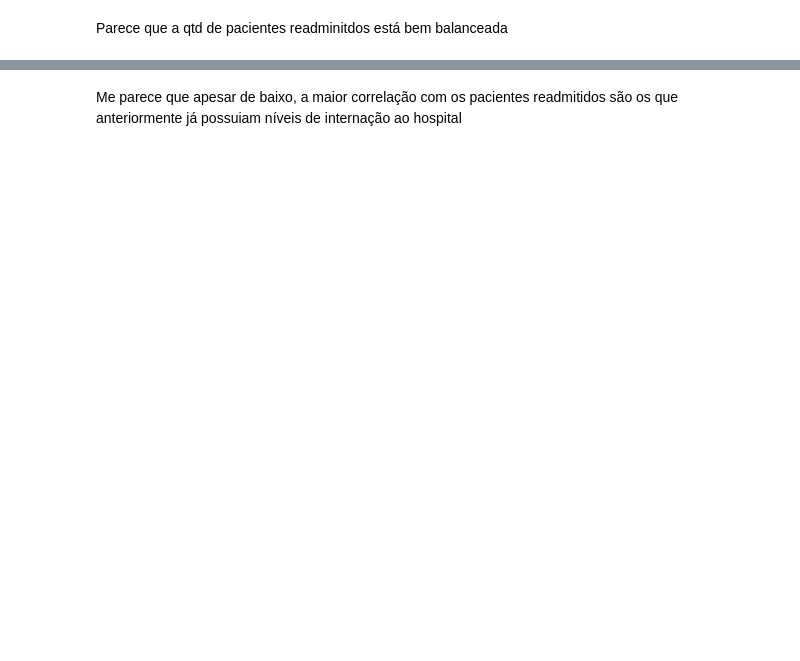
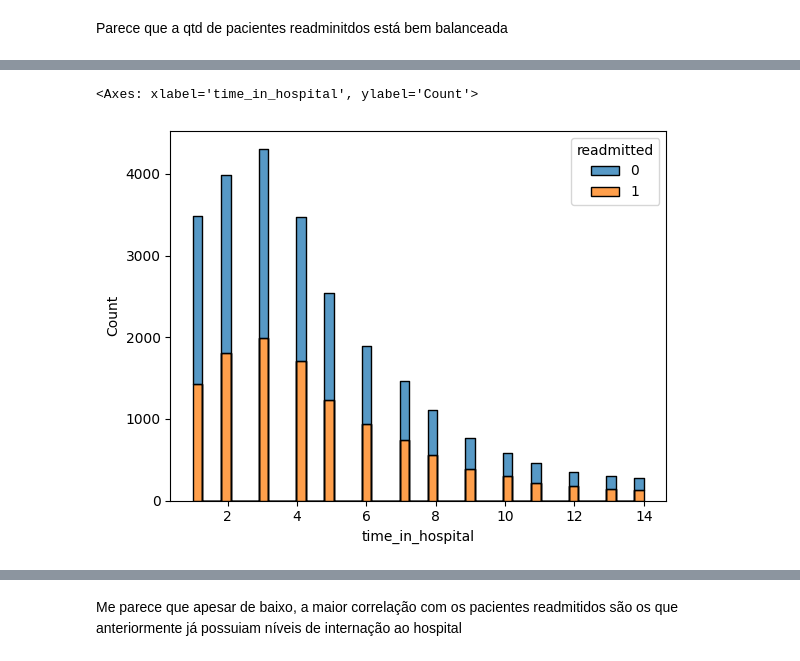
Before and after one commit to andreggalvao/hospitals_readmissions, a Jupyter notebook: hosp_readmissions.ipynb, the cells around one changed output, grey strips where cells are left out. Saved outputs shown, nothing was run; the diff lists cells and outputs as text; code cells hidden in the pictures; blank space fills up the shorter version.

```diff
--- a/hosp_readmissions.ipynb
+++ b/hosp_readmissions.ipynb
@@ -203,0 +265,5 @@ Parece que a qtd de pacientes readminitdos está bem balanceada
+# %%
+sns.histplot(data = dados, x = 'time_in_hospital', hue = 'readmitted', element="step", multiple="stack")
+# %% [output]
+<Axes: xlabel='time_in_hospital', ylabel='Count'>
+[figure, added]
```
Also changed, not shown: parts of 36 cells of this notebook, 2 other files.
